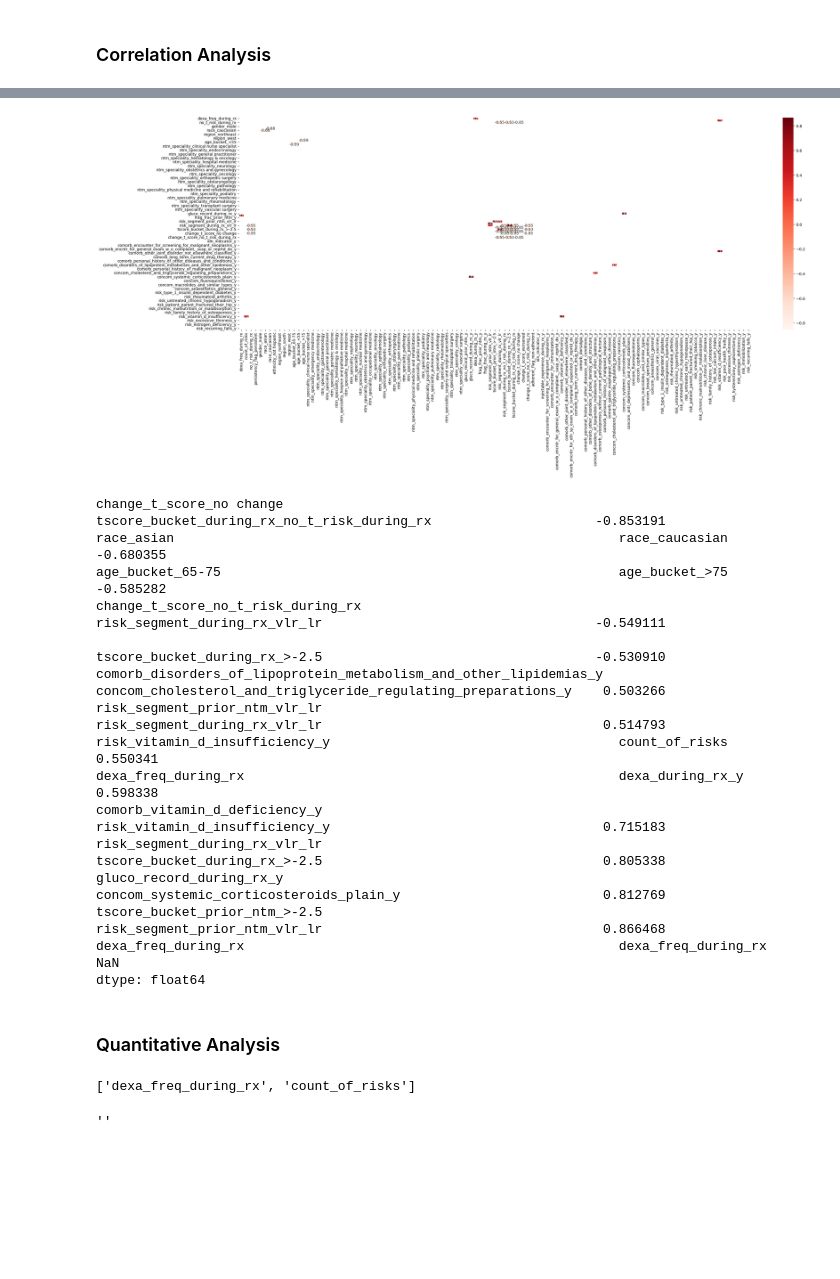
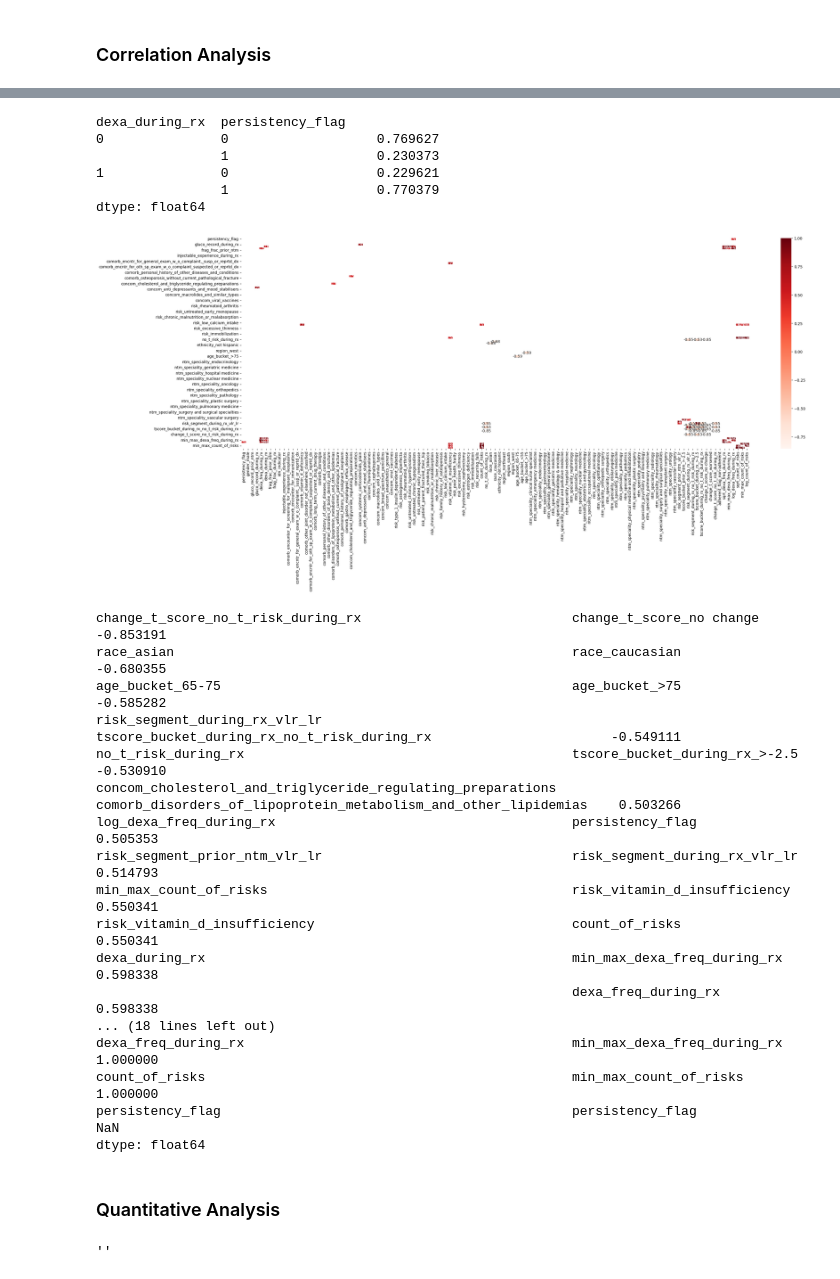
Before and after one commit to rambles-tech/DG_virtual_internship, a Jupyter notebook: week09/EDA.ipynb, the cells around one changed output, grey strips where cells are left out. Saved outputs shown, nothing was run; the diff lists cells and outputs as text; code cells hidden in the pictures; blank space fills up the shorter version.

```diff
--- a/week09/EDA.ipynb
+++ b/week09/EDA.ipynb
@@ -661,11 +848,21 @@ plt.show()
+# %%
+(df.groupby([ "dexa_during_rx", "persistency_flag",], dropna=False).size() / df.groupby(["dexa_during_rx"], dropna=False).size())
+# %% [output]
+dexa_during_rx  persistency_flag
+0               0                   0.769627
+                1                   0.230373
+1               0                   0.229621
+                1                   0.770379
+dtype: float64
 # %%
-dfCorr = encoded_df.corr()
+dfCorr = df.corr()
 filteredDf = dfCorr[((dfCorr >= .5) | (dfCorr <= -.5)) & (dfCorr !=1.000)]
+
 plt.figure(figsize=(30,10))
 sns.heatmap(filteredDf, annot=True, cmap="Reds")
 plt.show()
 # %% [output]
-[figure, old version]
+[figure, new version]
 # %%
 def corrFilter(x: pd.DataFrame, bound: float):
     xCorr = x.corr()
@@ -673,28 +870,25 @@ def corrFilter(x: pd.DataFrame, bound: float):
     xFlattened = xFiltered.unstack().sort_values().drop_duplicates()
     return xFlattened
 
-corrFilter(encoded_df, .5)
+corrFilter(df, .5)
 # %% [output]
-change_t_score_no change                                           tscore_bucket_during_rx_no_t_risk_during_rx                     -0.853191
-race_asian                                                         race_caucasian                                                  -0.680355
-age_bucket_65-75                                                   age_bucket_>75                                                  -0.585282
-change_t_score_no_t_risk_during_rx                                 risk_segment_during_rx_vlr_lr                                   -0.549111
-                                                                   tscore_bucket_during_rx_>-2.5                                   -0.530910
-comorb_disorders_of_lipoprotein_metabolism_and_other_lipidemias_y  concom_cholesterol_and_triglyceride_regulating_preparations_y    0.503266
-risk_segment_prior_ntm_vlr_lr                                      risk_segment_during_rx_vlr_lr                                    0.514793
-risk_vitamin_d_insufficiency_y                                     count_of_risks                                                   0.550341
-dexa_freq_during_rx                                                dexa_during_rx_y                                                 0.598338
-comorb_vitamin_d_deficiency_y                                      risk_vitamin_d_insufficiency_y                                   0.715183
-risk_segment_during_rx_vlr_lr                                      tscore_bucket_during_rx_>-2.5                                    0.805338
-gluco_record_during_rx_y                                           concom_systemic_corticosteroids_plain_y                          0.812769
-tscore_bucket_prior_ntm_>-2.5                                      risk_segment_prior_ntm_vlr_lr                                    0.866468
-dexa_freq_during_rx                                                dexa_freq_during_rx                                                   NaN
+change_t_score_no_t_risk_during_rx                           change_t_score_no change                                          -0.853191
+race_asian                                                   race_caucasian                                                    -0.680355
+age_bucket_65-75                                             age_bucket_>75                                                    -0.585282
+risk_segment_during_rx_vlr_lr                                tscore_bucket_during_rx_no_t_risk_during_rx                       -0.549111
+no_t_risk_during_rx                                          tscore_bucket_during_rx_>-2.5                                     -0.530910
+concom_cholesterol_and_triglyceride_regulating_preparations  comorb_disorders_of_lipoprotein_metabolism_and_other_lipidemias    0.503266
+log_dexa_freq_during_rx                                      persistency_flag                                                   0.505353
+risk_segment_prior_ntm_vlr_lr                                risk_segment_during_rx_vlr_lr                                      0.514793
+min_max_count_of_risks                                       risk_vitamin_d_insufficiency                                       0.550341
+risk_vitamin_d_insufficiency                                 count_of_risks                                                     0.550341
+dexa_during_rx                                               min_max_dexa_freq_during_rx                                        0.598338
+                                                             dexa_freq_during_rx                                                0.598338
+... (18 lines left out)
+dexa_freq_during_rx                                          min_max_dexa_freq_during_rx                                        1.000000
+count_of_risks                                               min_max_count_of_risks                                             1.000000
+persistency_flag                                             persistency_flag                                                        NaN
 dtype: float64
 # %% [markdown]
 ### Quantitative Analysis
-# %%
-quantitative_cols = [col for col in df.columns if df[col].value_counts().size > 2]
-quantitative_cols
-# %% [output]
-['dexa_freq_during_rx', 'count_of_risks']
 # %%
```
Also changed, not shown: parts of 33 cells of this notebook, 1 other file.
